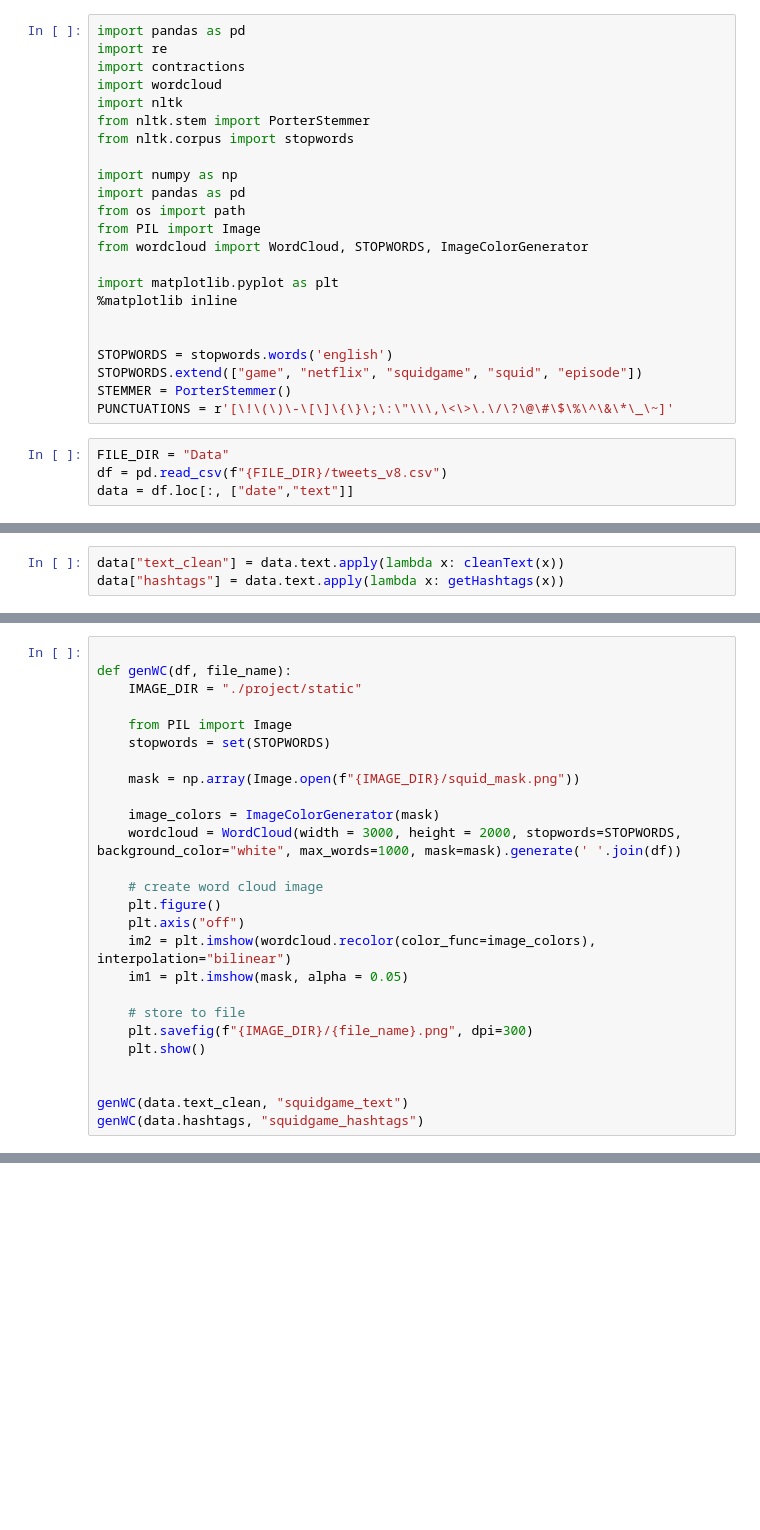
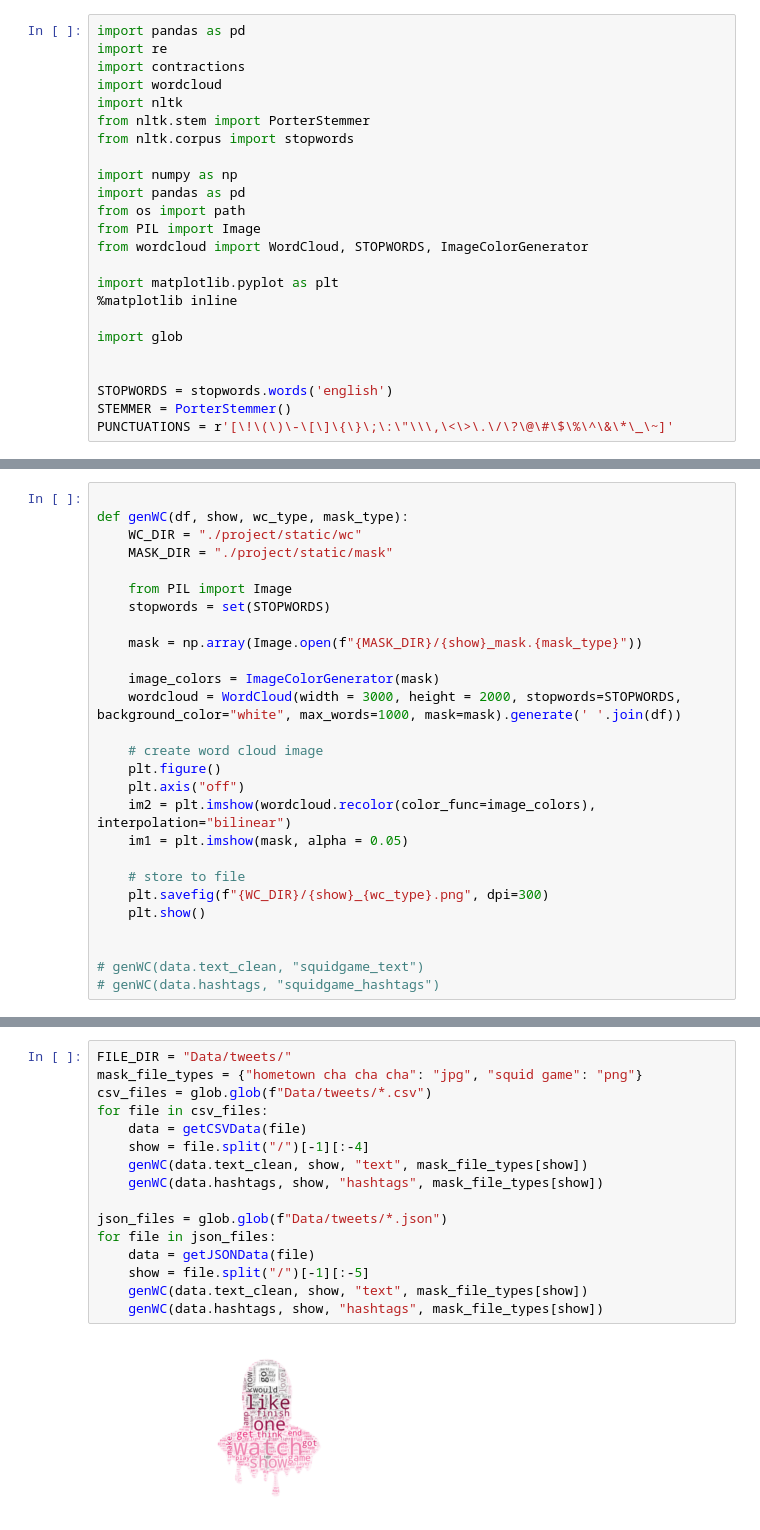
Before and after one commit to jermynyeo/Netflix-Visualisation, a Jupyter notebook: Word Cloud.ipynb, the cells around one changed output, grey strips where cells are left out. Cells and saved outputs as stored; diff of their text form; blank space fills up the shorter version.

```diff
--- a/Word Cloud.ipynb
+++ b/Word Cloud.ipynb
@@ -33,12 +33,9 @@ from wordcloud import WordCloud, STOPWORDS, ImageColorGenerator
 import matplotlib.pyplot as plt
 %matplotlib inline
 
+import glob
+
 
 STOPWORDS = stopwords.words('english')
-STOPWORDS.extend(["game", "netflix", "squidgame", "squid", "episode"])
 STEMMER = PorterStemmer()
 PUNCTUATIONS = r'[\!\(\)\-\[\]\{\}\;\:\"\\\,\<\>\.\/\?\@\#\$\%\^\&\*\_\~]'
-# %%
-FILE_DIR = "Data"
-df = pd.read_csv(f"{FILE_DIR}/tweets_v8.csv")
-data = df.loc[:, ["date","text"]]
@@ -77,5 +94,2 @@ def getHashtags(tweet):
     tweet_replace_sym = [re.sub(PUNCTUATIONS, "",t) for t in remove_stop_hash]
     return ' '.join(tweet_replace_sym)
-# %%
-data["text_clean"] = data.text.apply(lambda x: cleanText(x))
-data["hashtags"] = data.text.apply(lambda x: getHashtags(x))
@@ -98,12 +96,13 @@ print (fdist2.most_common(10))
 # %%
 
-def genWC(df, file_name):
-    IMAGE_DIR = "./project/static"
+def genWC(df, show, wc_type, mask_type):
+    WC_DIR = "./project/static/wc"
+    MASK_DIR = "./project/static/mask"
 
     from PIL import Image
     stopwords = set(STOPWORDS)
 
-    mask = np.array(Image.open(f"{IMAGE_DIR}/squid_mask.png"))
+    mask = np.array(Image.open(f"{MASK_DIR}/{show}_mask.{mask_type}"))
 
     image_colors = ImageColorGenerator(mask)
     wordcloud = WordCloud(width = 3000, height = 2000, stopwords=STOPWORDS, background_color="white", max_words=1000, mask=mask).generate(' '.join(df))
@@ -115,9 +114,9 @@ def genWC(df, file_name):
     im1 = plt.imshow(mask, alpha = 0.05)
 
     # store to file
-    plt.savefig(f"{IMAGE_DIR}/{file_name}.png", dpi=300)
+    plt.savefig(f"{WC_DIR}/{show}_{wc_type}.png", dpi=300)
     plt.show()
 
 
-genWC(data.text_clean, "squidgame_text")
-genWC(data.hashtags, "squidgame_hashtags")
+# genWC(data.text_clean, "squidgame_text")
+# genWC(data.hashtags, "squidgame_hashtags")
@@ -126,0 +123,18 @@ genWC(data.hashtags, "squidgame_hashtags")
+# %%
+FILE_DIR = "Data/tweets/"
+mask_file_types = {"hometown cha cha cha": "jpg", "squid game": "png"}
+csv_files = glob.glob(f"Data/tweets/*.csv")
+for file in csv_files:
+    data = getCSVData(file)
+    show = file.split("/")[-1][:-4]
+    genWC(data.text_clean, show, "text", mask_file_types[show])
+    genWC(data.hashtags, show, "hashtags", mask_file_types[show])
+
+json_files = glob.glob(f"Data/tweets/*.json")
+for file in json_files:
+    data = getJSONData(file)
+    show = file.split("/")[-1][:-5]
+    genWC(data.text_clean, show, "text", mask_file_types[show])
+    genWC(data.hashtags, show, "hashtags", mask_file_types[show])
+# %% [output]
+[figure, added]
```
Also changed, not shown: parts of 7 cells of this notebook, 24 other files.
